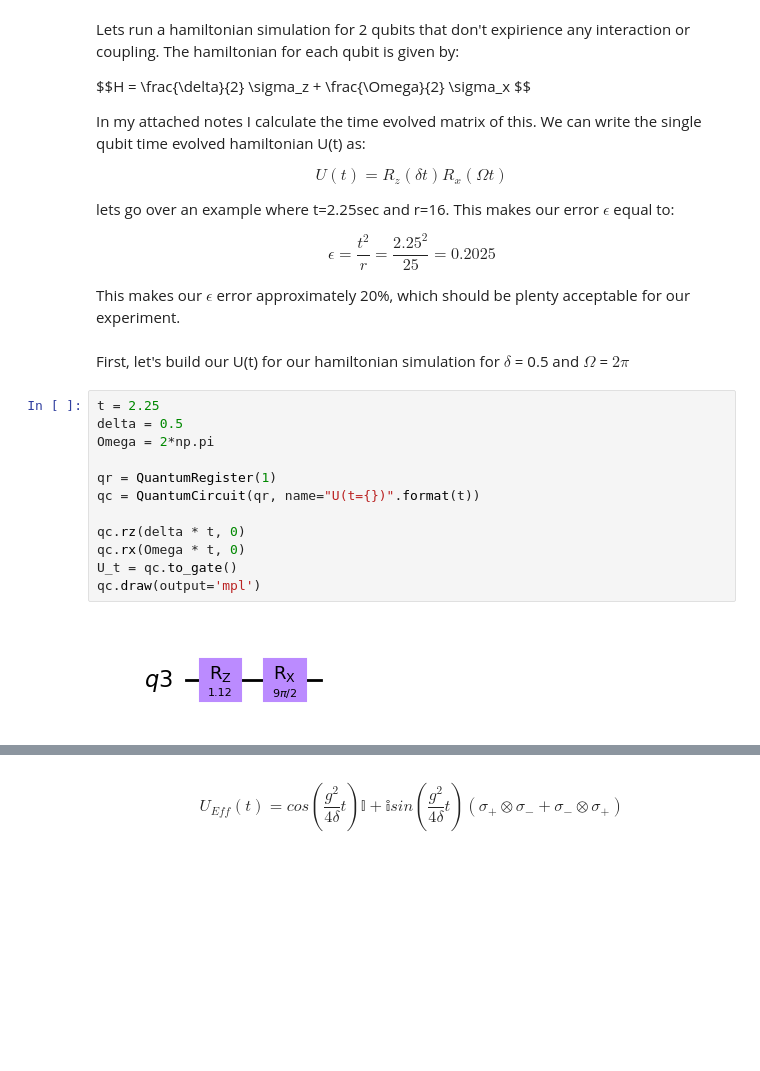
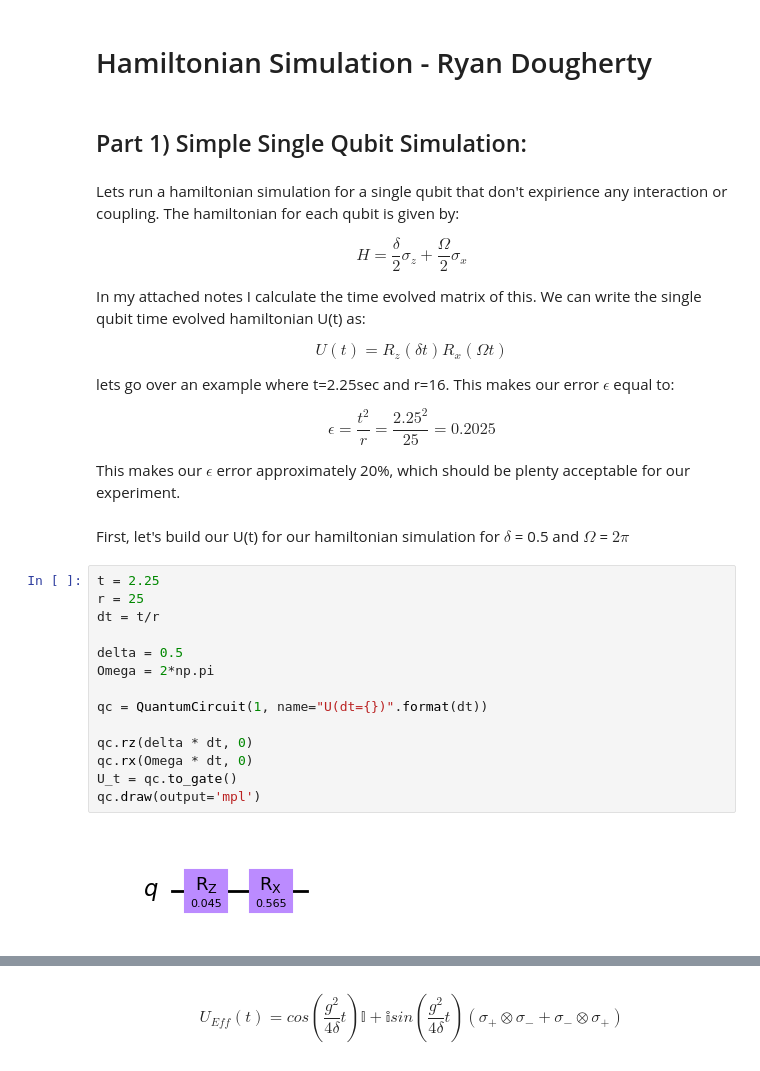
Before and after one commit to the-iron-ryan/CS-239, a Jupyter notebook: HamiltonianSim/HamiltonianSim.ipynb, the cells around one changed output, grey strips where cells are left out. Cells and saved outputs as stored; diff of their text form; blank space fills up the shorter version.

```diff
--- a/HamiltonianSim/HamiltonianSim.ipynb
+++ b/HamiltonianSim/HamiltonianSim.ipynb
@@ -14,7 +11,11 @@ from IPython.display import display, Markdown, Latex
+# %% [markdown]
+# Hamiltonian Simulation - Ryan Dougherty
+# %% [markdown]
+## Part 1) Simple Single Qubit Simulation:
 # %% [markdown]
-Lets run a hamiltonian simulation for 2 qubits that don't expirience any interaction or coupling. The hamiltonian for each qubit is given by:
+Lets run a hamiltonian simulation for a single qubit that don't expirience any interaction or coupling. The hamiltonian for each qubit is given by:
 
-$$H = \frac{\delta}{2} \sigma_z + \frac{\Omega}{2} \sigma_x \$$
+$$H = \frac{\delta}{2} \sigma_z + \frac{\Omega}{2} \sigma_x $$
 
 In my attached notes I calculate the time evolved matrix of this. We can write the single qubit time evolved hamiltonian U(t) as:
 
@@ -29,16 +30,18 @@ This makes our $\epsilon$ error approximately 20%, which should be plenty accept
 First, let's build our U(t) for our hamiltonian simulation for $\delta$ = 0.5 and $\Omega$ = $2\pi$
 # %%
 t = 2.25
+r = 25
+dt = t/r
+
 delta = 0.5
 Omega = 2*np.pi
 
-qr = QuantumRegister(1)
-qc = QuantumCircuit(qr, name="U(t={})".format(t))
+qc = QuantumCircuit(1, name="U(dt={})".format(dt))
 
-qc.rz(delta * t, 0)
-qc.rx(Omega * t, 0)
+qc.rz(delta * dt, 0)
+qc.rx(Omega * dt, 0)
 U_t = qc.to_gate()
 qc.draw(output='mpl')
 # %% [output]
-[figure, old version]
+[figure, new version]
 # %%
```
Also changed, not shown: parts of 24 cells of this notebook, 5 other files.
